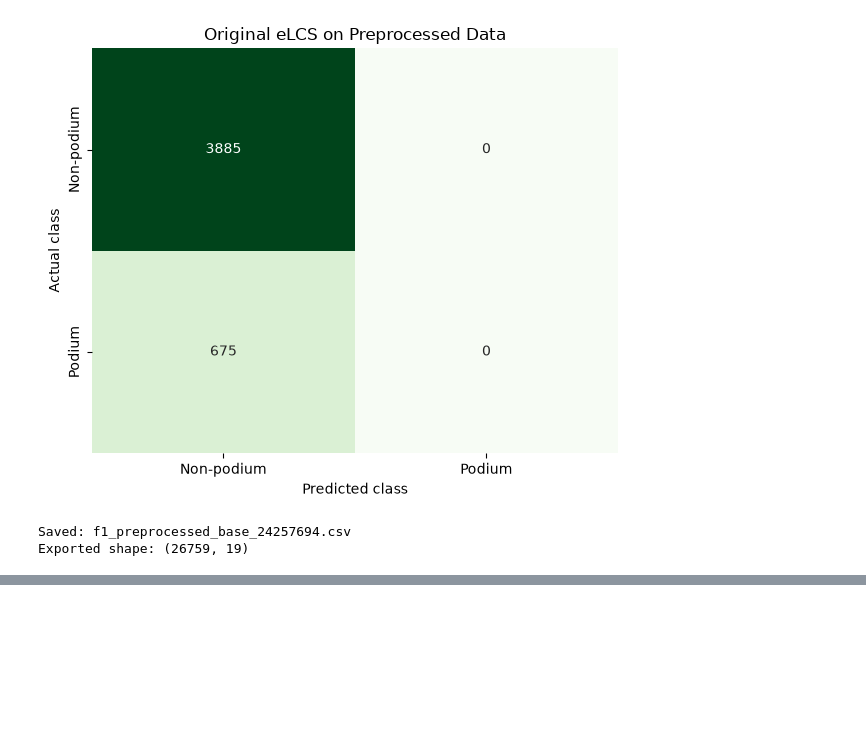
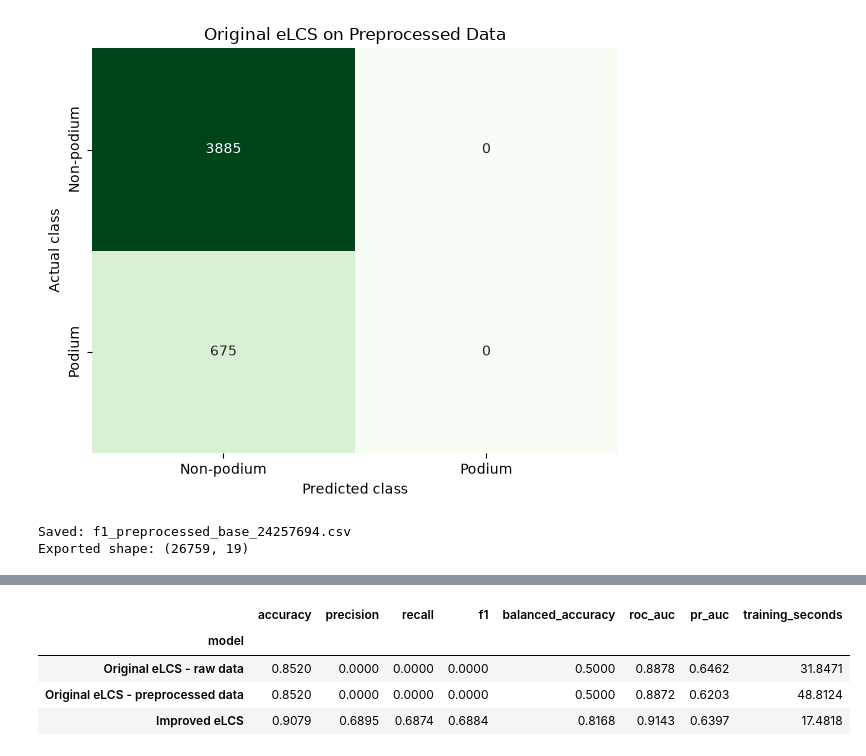
Before and after one commit to aarongoel22/Apex-Predictors-Phase-2, a Jupyter notebook: Apex_Predictors_Phase2_24257694.ipynb, the cells around one changed output, grey strips where cells are left out. Cells and saved outputs as stored; diff of their text form; code cells hidden in the pictures; blank space fills up the shorter version.

```diff
--- a/Apex_Predictors_Phase2_24257694.ipynb
+++ b/Apex_Predictors_Phase2_24257694.ipynb
@@ -1078,0 +1325,24 @@ Exported shape: (26759, 19)
+# %%
+X_subtrain_selected = (
+    X_subtrain_imputed_df[
+        selected_features
+    ]
+    .to_numpy()
+)
+
+X_validation_selected = (
+    X_validation_imputed_df[
+        selected_features
+    ]
+    .to_numpy()
+)
+
+print(
+    "Selected sub-training shape:",
+    X_subtrain_selected.shape
+)
+
+print(
+    "Selected validation shape:",
+    X_validation_selected.shape
+)
@@ -1078,0 +2152,14 @@ Exported shape: (26759, 19)
+# %%
+elcs_comparison = pd.DataFrame([
+    raw_elcs_results,
+    processed_elcs_results,
+    improved_elcs_results
+]).set_index("model")
+
+elcs_comparison.round(4)
+# %% [output]
+|  | accuracy | precision | recall | f1 | balanced_accuracy | roc_auc | pr_auc | training_seconds |
+| model |  |  |  |  |  |  |  |  |
+| Original eLCS - raw data | 0.8520 | 0.0000 | 0.0000 | 0.0000 | 0.5000 | 0.8878 | 0.6462 | 31.8471 |
+| Original eLCS - preprocessed data | 0.8520 | 0.0000 | 0.0000 | 0.0000 | 0.5000 | 0.8872 | 0.6203 | 48.8124 |
+| Improved eLCS | 0.9079 | 0.6895 | 0.6874 | 0.6884 | 0.8168 | 0.9143 | 0.6397 | 17.4818 |
```
Also changed, not shown: parts of 22 cells of this notebook.
